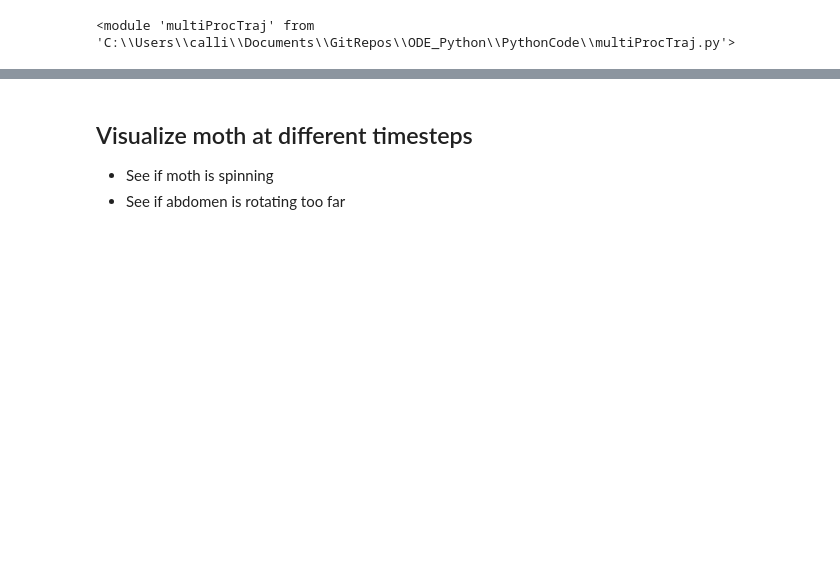
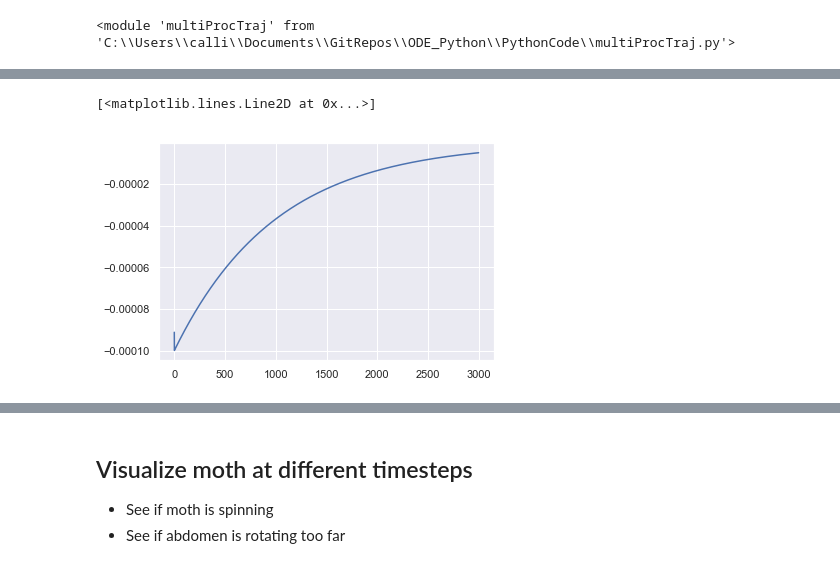
Before and after one commit to nifti-coe/ODE_Python, a Jupyter notebook: PythonCode/008_MatlabDebugger.ipynb, the cells around one changed output, grey strips where cells are left out. Cells and saved outputs as stored; diff of their text form; code cells hidden in the pictures; blank space fills up the shorter version.

```diff
--- a/PythonCode/008_MatlabDebugger.ipynb
+++ b/PythonCode/008_MatlabDebugger.ipynb
@@ -198,3 +203,10 @@ def midpoint(p1, p2):
+# %%
+beta = phi - theta - pi
+# %%
+plt.plot(np.diff(beta.reshape(-1)))
+# %% [output]
+[<matplotlib.lines.Line2D at 0x...>]
+[figure, added]
 # %%
 ## REFREF: here
 
```
Also changed, not shown: parts of 30 cells of this notebook, 1 other file.
